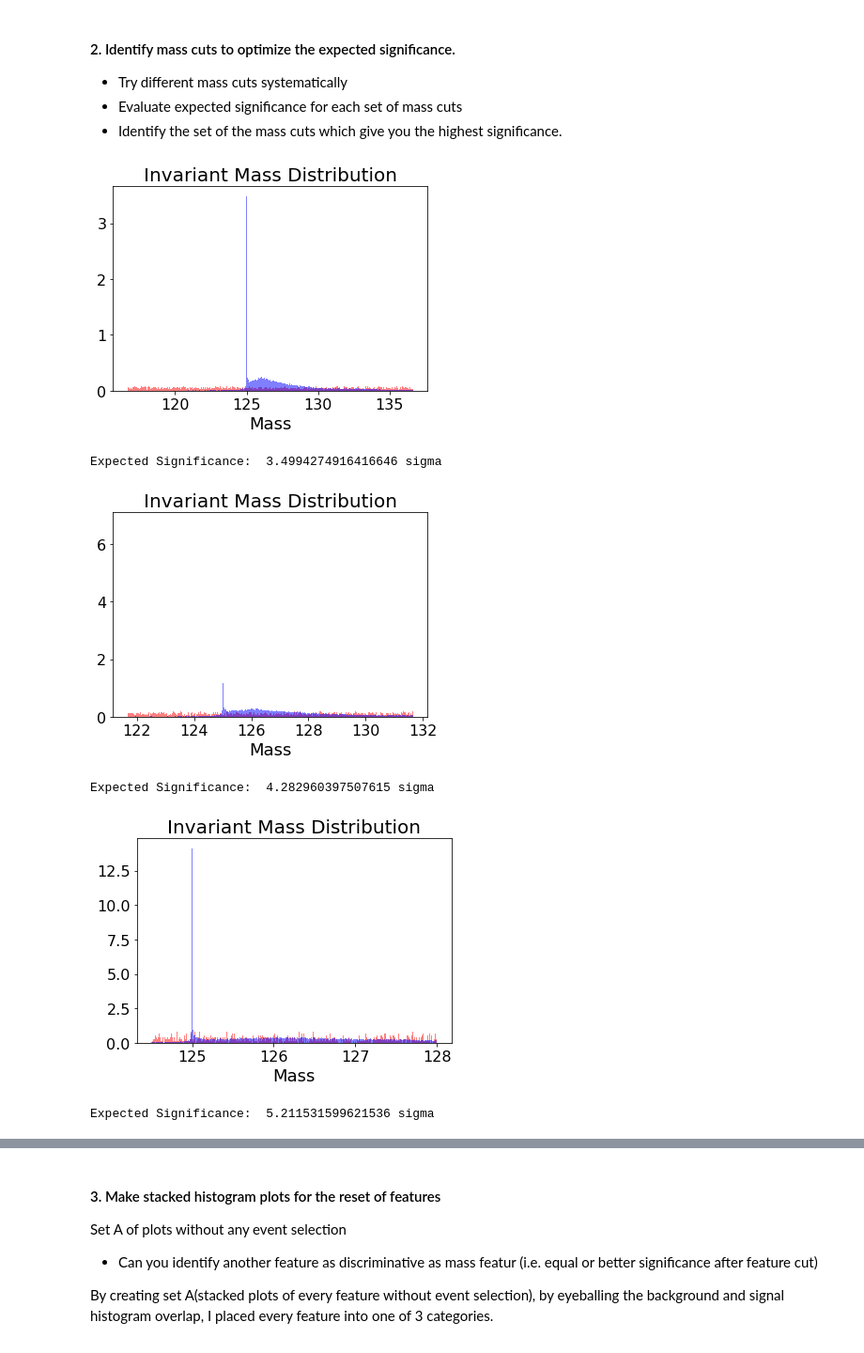
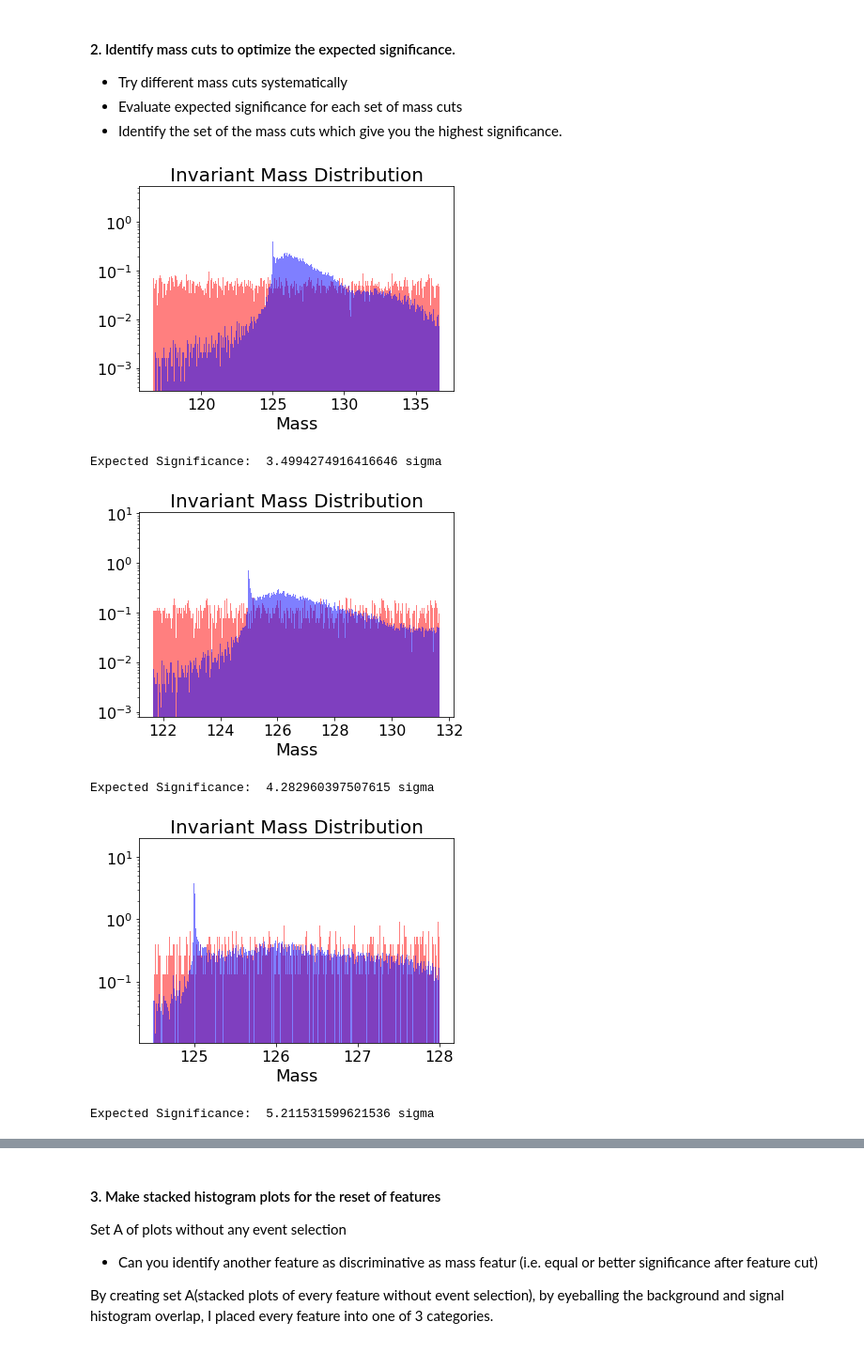
Before and after one commit to IgorBanin/Phys434, a Jupyter notebook: lab7.ipynb, the cells around one changed output, grey strips where cells are left out. Shown at 94% size. Cells and saved outputs as stored; diff of their text form; code cells hidden in the pictures.

Commit message:
done with all the plots

```diff
--- a/lab7.ipynb
+++ b/lab7.ipynb
@@ -79,29 +80,30 @@ ratio:  1.118033988749895
 # %%
 mu = statistics.mean(higgs['mass'][:])
 #print("Mean: ", mu)
 
 bins = 1000
 bottom = mu - 10
 upper = mu + 10
 
 background1 = list(filter(lambda a: a >= bottom and a <= upper, qcd['mass'][:]))
 cut1 = list(filter(lambda a: a >= bottom and a <= upper, higgs['mass'][:]))
 
 plt.figure()
 plt.hist(background1[:], bins, alpha=0.5, color="red", density = True)
 plt.hist(cut1[:] , bins, alpha=0.5, density = True, color="blue")
 plt.tick_params(labelsize = 16)
 plt.xlabel('Mass', fontsize=18)
+plt.yscale("log")
 plt.title('Invariant Mass Distribution', fontsize=20)
 plt.show()
 
 nhiggs = (sum(cut1[:]) / sum(higgs['mass'][:]))*50
 #print(nhiggs)
 nqcd_root = ((sum(background1[:])/sum(qcd['mass'][:]))*2000)**(0.5)
 ratio = nhiggs / nqcd_root
 print("Expected Significance: ", ratio, "sigma")
 # %% [output]
-[figure, old version]
+[figure, new version]
 Expected Significance:  3.4994274916416646 sigma
 # %%
 bottom = mu - 5
@@ -114,6 +116,7 @@ plt.hist(background1[:], bins, alpha=0.5, color="red", density = True)
 plt.hist(cut1[:] , bins, alpha=0.5, density = True, color="blue")
 plt.tick_params(labelsize = 16)
 plt.xlabel('Mass', fontsize=18)
+plt.yscale("log")
 plt.title('Invariant Mass Distribution', fontsize=20)
 plt.show()
 
@@ -123,7 +126,7 @@ nqcd_root = ((sum(background1[:])/sum(qcd['mass'][:]))*2000)**(0.5)
 ratio = nhiggs / nqcd_root
 print("Expected Significance: ", ratio, "sigma")
 # %% [output]
-[figure, old version]
+[figure, new version]
 Expected Significance:  4.282960397507615 sigma
 # %%
 bottom = 124.5
@@ -136,6 +139,7 @@ plt.hist(background1[:], bins, alpha=0.5, color="red", density = True)
 plt.hist(cut1[:] , bins, alpha=0.5, density = True, color="blue")
 plt.tick_params(labelsize = 16)
 plt.xlabel('Mass', fontsize=18)
+plt.yscale("log")
 plt.title('Invariant Mass Distribution', fontsize=20)
 plt.show()
 
@@ -145,7 +149,7 @@ nqcd_root = ((sum(background1[:])/sum(qcd['mass'][:]))*2000)**(0.5)
 ratio = nhiggs / nqcd_root
 print("Expected Significance: ", ratio, "sigma")
 # %% [output]
-[figure, old version]
+[figure, new version]
 Expected Significance:  5.211531599621536 sigma
 # %%
 bottom = 124.9
```
Also changed, not shown: parts of 72 cells of this notebook.
